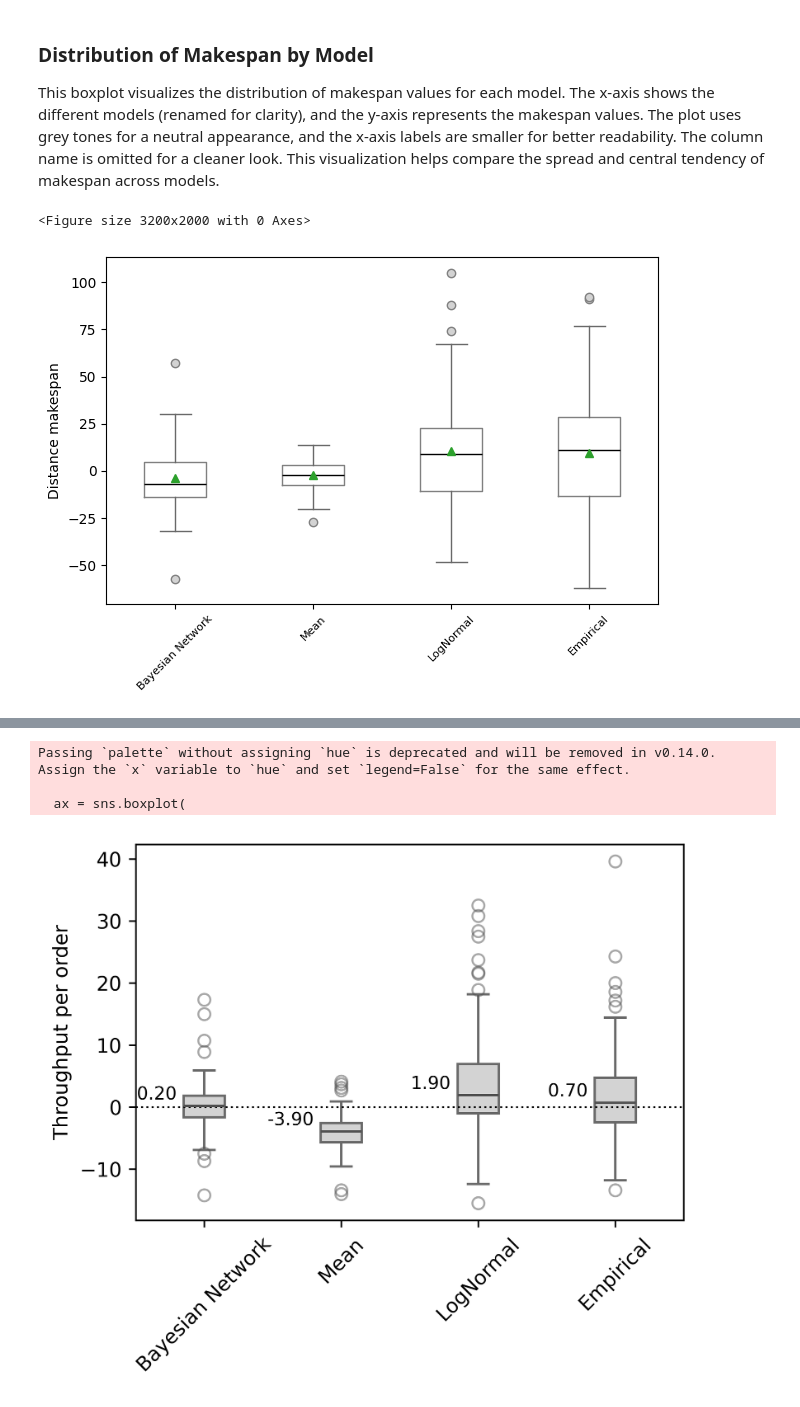
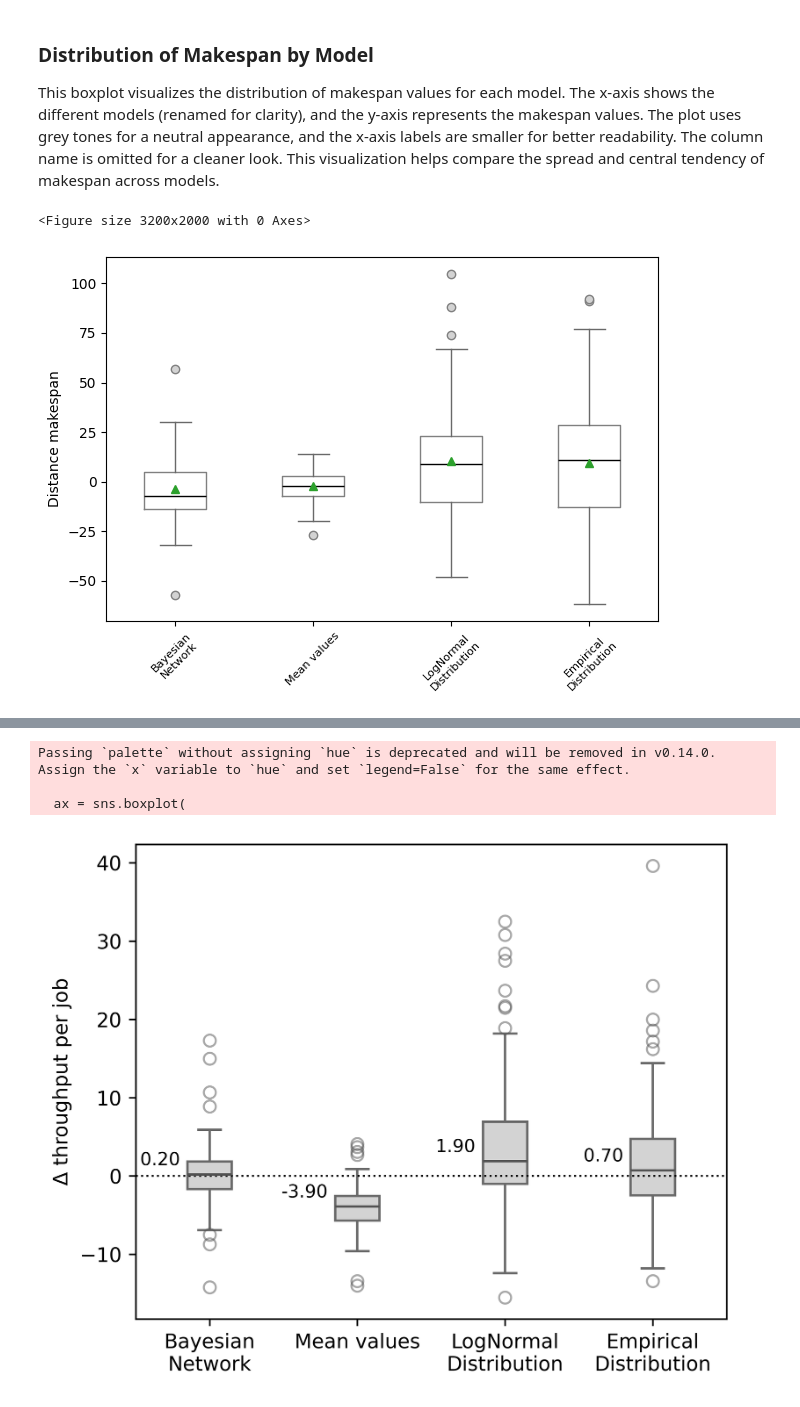
Before and after one commit to MarvinMat/PlanCausal, a Jupyter notebook: Statstics_ASIM.ipynb, the cells around one changed output, grey strips where cells are left out. Saved outputs shown, nothing was run; the diff lists cells and outputs as text; code cells hidden in the pictures.

Commit message:
updated plots and paper

```diff
--- a/Statstics_ASIM.ipynb
+++ b/Statstics_ASIM.ipynb
@@ -13,12 +13,12 @@ df = pd.read_csv('output/experiments/20250505_215818/experiment_results_20250505
 # Define new model names for x-axis and desired order
 model_rename = {
     'TruthModel': 'Static Duration',
-    'CausalContinousSmallLogCopyModel': 'Bayesian Network',
-    'AverageOperationModel': 'Mean',
-    'LogNormalDistributionModel': 'LogNormal',
-    'HistoDistributionModel': 'Empirical',
+    'CausalContinousSmallLogCopyModel': 'Bayesian\nNetwork',
+    'AverageOperationModel': 'Mean values',
+    'LogNormalDistributionModel': 'LogNormal\nDistribution',
+    'HistoDistributionModel': 'Empirical\nDistribution',
 }
-desired_order = ['Bayesian Network', 'Mean', 'LogNormal', 'Empirical']
+desired_order = ['Bayesian\nNetwork', 'Mean values', 'LogNormal\nDistribution', 'Empirical\nDistribution']
 
 df['Model_renamed'] = df['Model'].map(model_rename)
 df['Model_renamed'] = pd.Categorical(df['Model_renamed'], categories=desired_order, ordered=True)
@@ -43,7 +43,7 @@ plt.savefig("makespan_dif.svg", format="svg")
 plt.show()
 # %% [output]
 <Figure size 3200x2000 with 0 Axes>
-[figure, old version]
+[figure, new version]
 # %%
 import tabulate
 describe_table = df.groupby("Model").describe()
@@ -64,7 +64,7 @@ print(tabulate.tabulate(results, headers='keys', tablefmt='rounded_outline'))
 # %%
 import seaborn as sns
 
-plt.figure(figsize=(4.7,4), dpi=600)
+plt.figure(figsize=(5,4), dpi=600)
 # Use a subtle grey palette for low color
 palette = sns.color_palette(['#bbbbbb', '#888888', '#aaaaaa', '#cccccc', '#dddddd', '#999999'])
 
@@ -93,36 +93,36 @@ ax = sns.boxplot(
 #     inner='quartile',
 #     palette=palette,
 #     linewidth=1.2
 # )
 
 # Overlay mean and std as points and error bars
 means = df.groupby('Model_renamed')['throughput'].mean()
 median = df.groupby('Model_renamed')['throughput'].median()
 stds = df.groupby('Model_renamed')['throughput'].std()
 x_pos = range(len(means))
 #ax.errorbar(x=x_pos , y=means, yerr=stds, fmt='o', color='black', capsize=5)
 #ax.errorbar(x=[pos + 0.3 for pos in x_pos], y=means, yerr=stds, fmt='o', color='black', capsize=5)
 
 # Annotate means above the error bars
 # for i, m in enumerate(means):
 #     ax.text(i - 0.2, m , f"{m:.2f}", ha='right', va='center', fontsize=9, color='black')
 for i, m in enumerate(median):
     ax.text(i - 0.2, m + 1.8, f"{m:.2f}", ha='right', va='center', fontsize=9, color='black')
 plt.title('', fontsize=10)
 plt.xlabel('', fontsize=10)
-plt.ylabel('Throughput per order', fontsize=10)
+plt.ylabel('Δ throughput per job', fontsize=10)
 plt.axhline(0, color='black', linestyle=':', linewidth=1)
-plt.xticks(rotation=45, fontsize=10)
+plt.xticks(rotation=0, fontsize=10)
 plt.yticks(fontsize=10)
 #plt.legend(loc='upper right', fontsize=10)
 plt.tight_layout()
 plt.savefig("throughput.svg", format="svg")
 plt.show()
 # %% [output]
 Passing `palette` without assigning `hue` is deprecated and will be removed in v0.14.0. Assign the `x` variable to `hue` and set `legend=False` for the same effect.
 
   ax = sns.boxplot(
-[figure, old version]
+[figure, new version]
 # %%
 import seaborn as sns
 
```
Also changed, not shown: parts of 1 cell of this notebook, 6 other files.
